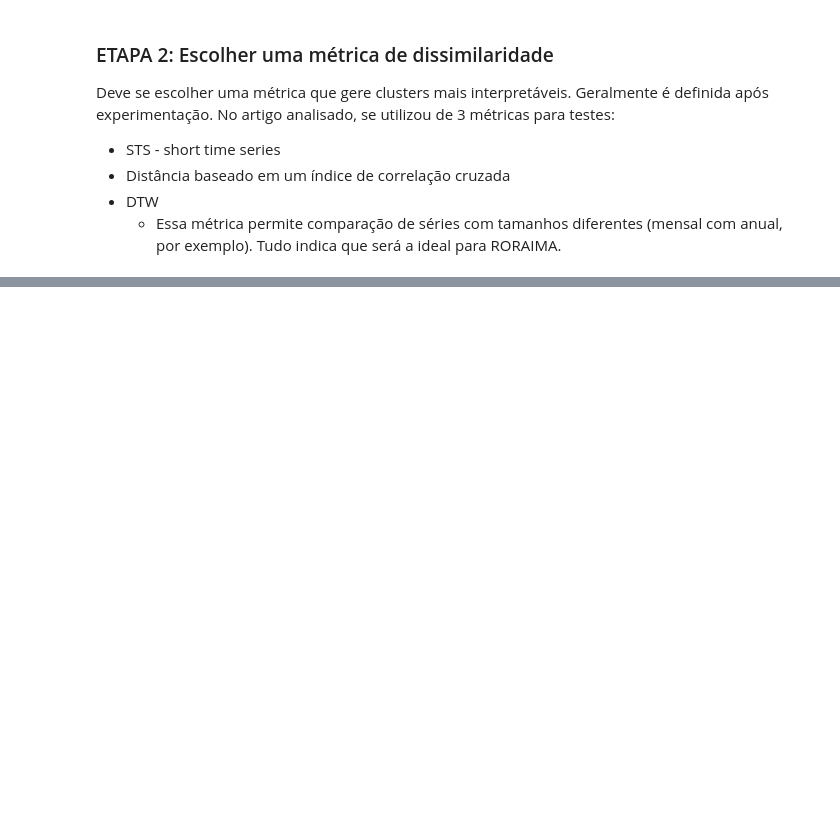
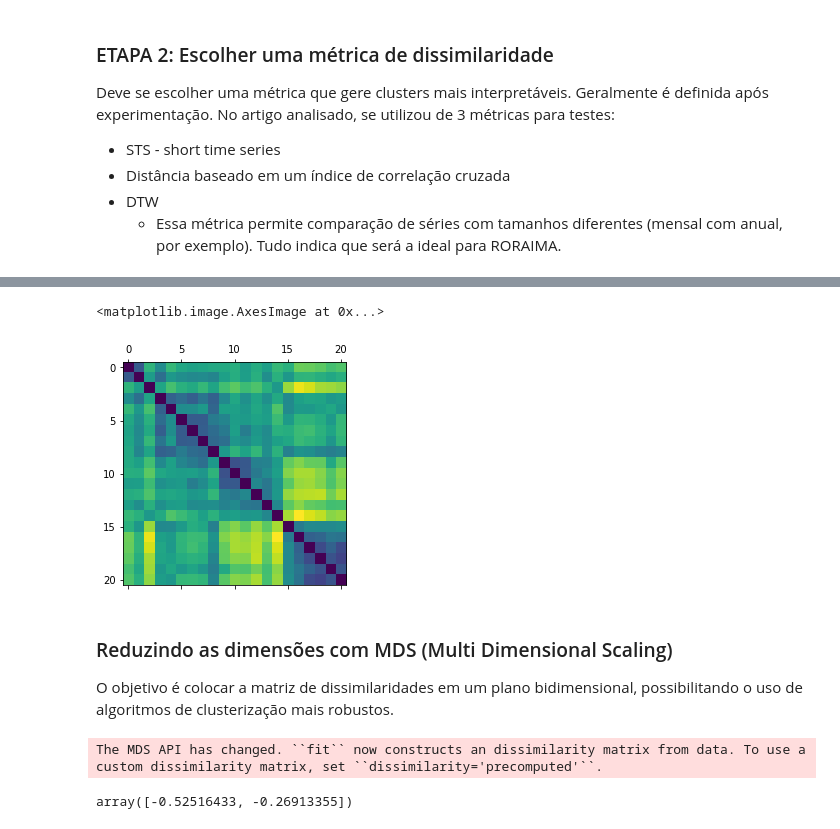
Before and after one commit to blamassa/ts-clustering, a Jupyter notebook: DTW Clustering.ipynb, the cells around one changed output, grey strips where cells are left out. Saved outputs shown, nothing was run; the diff lists cells and outputs as text; code cells hidden in the pictures; blank space fills up the shorter version.

Commit message:
Finished reproducing article with DTW matrix and MDS + KMeans

```diff
--- a/DTW Clustering.ipynb
+++ b/DTW Clustering.ipynb
@@ -73,0 +86,20 @@ $$dcum(i, j ) = d(qi, rj ) + min \{ dcum(i − 1, j − 1), dcum(i − 1, j ), d
+# %%
+# Lista com todas as series
+ts_list = []
+ts_names = []
+for file in list_files:
+    temp_df = pd.read_csv('./data/'+file, index_col=0)
+    name = temp_df.columns[-1]
+    ts_list.append(temp_df[name].tolist())
+    ts_names.append(name.split('-')[0].replace(' ',''))
+# %%
+# criando o dataset
+series_padronizadas = pd.DataFrame(columns=['Data']+ts_names)
+for i in range(len(list_files)):
+    temp_df = pd.read_csv('./data/'+list_files[i], index_col=0)
+    series_padronizadas[ts_names[i]] = temp_df[temp_df.columns[-1]]
+
+x = temp_df['Data'].str.split('/')
+x = [i[1]+'-'+i[0] for i in x]
+series_padronizadas['Data'] = x
+series_padronizadas = series_padronizadas.set_index('Data')
@@ -73,0 +118,31 @@ $$dcum(i, j ) = d(qi, rj ) + min \{ dcum(i − 1, j − 1), dcum(i − 1, j ), d
+# %%
+def matrix_dtw_series(series_padronizadas):
+    from tslearn.metrics import dtw
+    num_series = series_padronizadas.shape[1]
+    dissimilaridade = np.zeros([num_series,num_series])
+    for i in range(0,num_series):
+        for j in range(0,num_series):
+            dissimilaridade[i][j] = dtw(series_padronizadas.values[i], series_padronizadas.values[j])
+    return pd.DataFrame(dissimilaridade)
+# %%
+dissimilaridade = matrix_dtw_series(series_padronizadas)
+# %%
+plt.matshow(pd.DataFrame(dissimilaridade))
+# %% [output]
+<matplotlib.image.AxesImage at 0x...>
+[figure, added]
+# %% [markdown]
+### Reduzindo as dimensões com MDS (Multi Dimensional Scaling)
+
+O objetivo é colocar a matriz de dissimilaridades em um plano bidimensional, possibilitando o uso de algoritmos de clusterização mais robustos.
+# %%
+from sklearn.manifold import MDS
+
+mds_scaler = MDS(n_components = 2)
+dissimilaridade_scaled = mds_scaler.fit_transform(dissimilaridade)
+# %% [output]
+The MDS API has changed. ``fit`` now constructs an dissimilarity matrix from data. To use a custom dissimilarity matrix, set ``dissimilarity='precomputed'``.
+# %%
+dissimilaridade_scaled[0]#[1]
+# %% [output]
+array([-0.52516433, -0.26913355])
```
Also changed, not shown: parts of 25 cells of this notebook.
